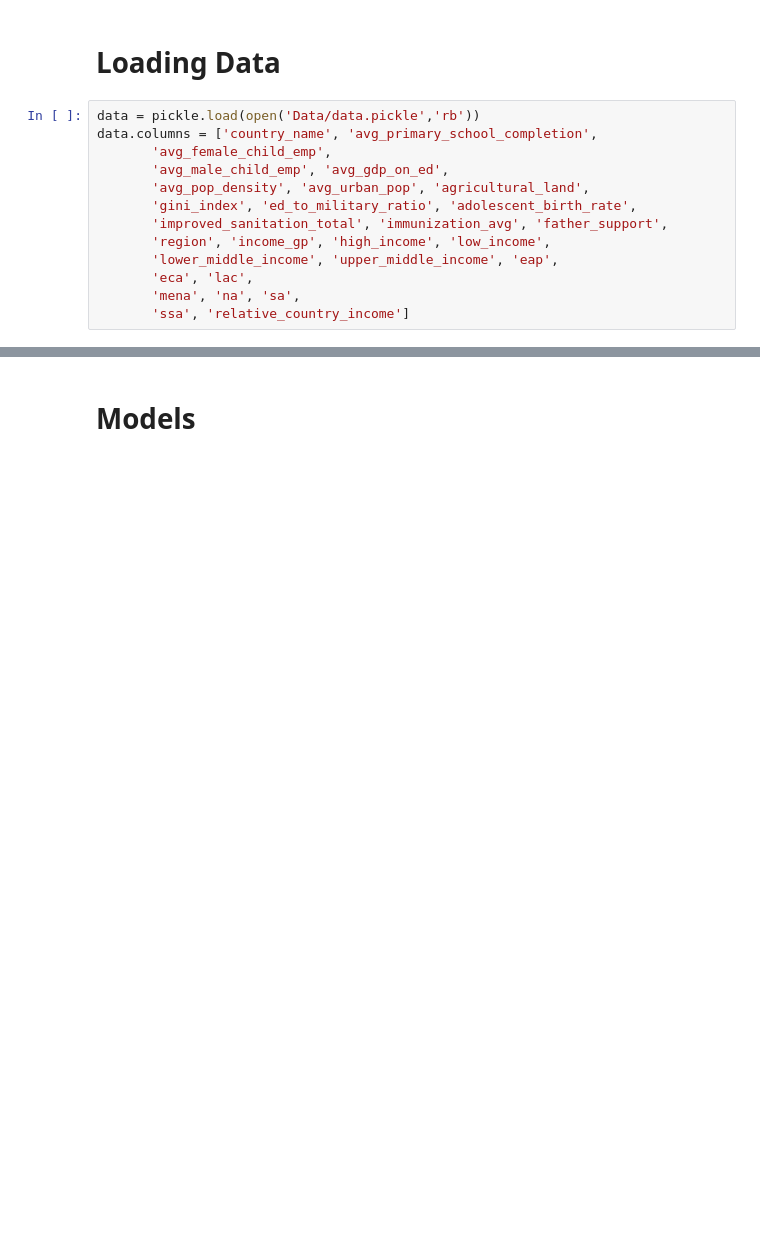
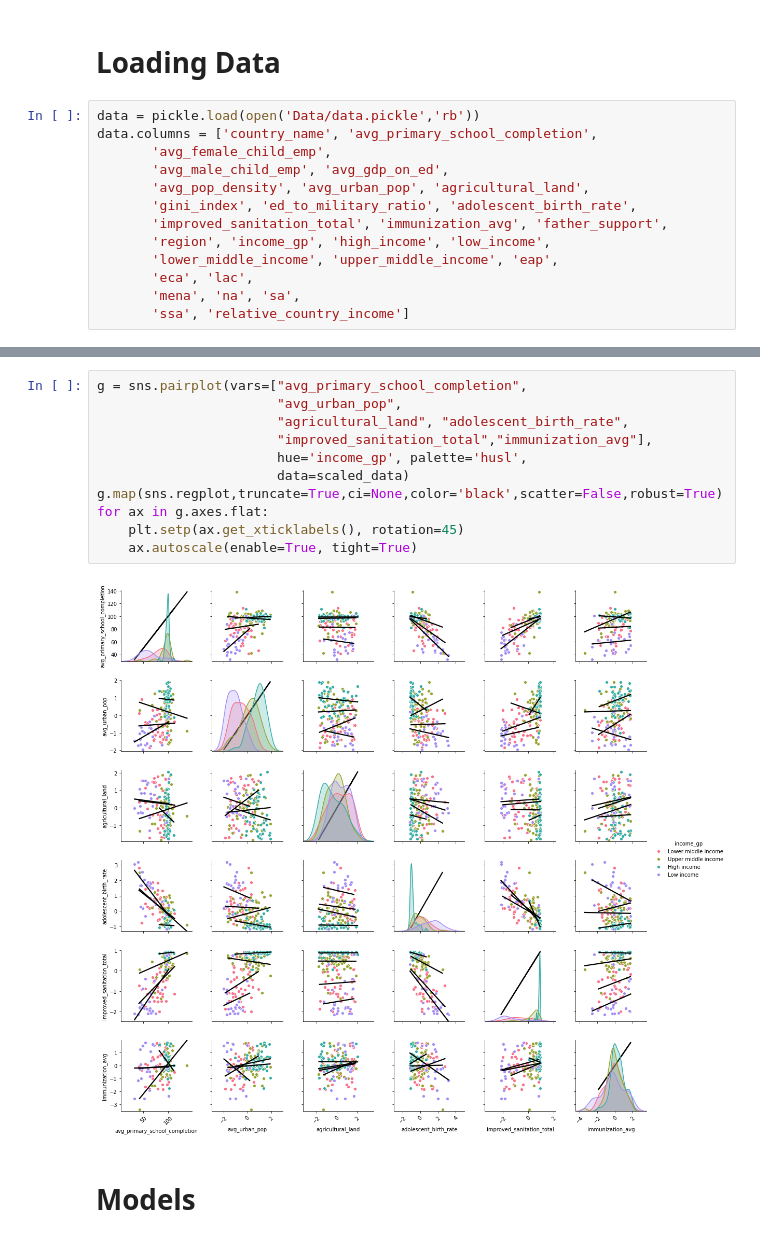
Before and after one commit to Yee-Brian14/primary_completion_rate, a Jupyter notebook: Presentation_Notebook.ipynb, the cells around one changed output, grey strips where cells are left out. Saved outputs shown, nothing was run; the diff lists cells and outputs as text; blank space fills up the shorter version.

```diff
--- a/Presentation_Notebook.ipynb
+++ b/Presentation_Notebook.ipynb
@@ -111,6 +111,19 @@ scaled_data.head()
 | 3 | -0.127853 | 1.197532 | -1.521216 | -0.470665 | 0.859413 | ... |
 | 4 | -0.188510 | 1.500281 | 0.559098 | 0.262043 | 0.790291 | ... |
 | 5 | -0.123362 | 0.334798 | 0.792649 | -0.708692 | 0.548365 | ... |
+# %%
+g = sns.pairplot(vars=["avg_primary_school_completion",
+                       "avg_urban_pop",
+                       "agricultural_land", "adolescent_birth_rate",
+                       "improved_sanitation_total","immunization_avg"],
+                       hue='income_gp', palette='husl',
+                       data=scaled_data)
+g.map(sns.regplot,truncate=True,ci=None,color='black',scatter=False,robust=True)
+for ax in g.axes.flat:
+    plt.setp(ax.get_xticklabels(), rotation=45)
+    ax.autoscale(enable=True, tight=True)
+# %% [output]
+[figure, added]
 # %% [markdown]
 # Models
 # %% [markdown]
```
